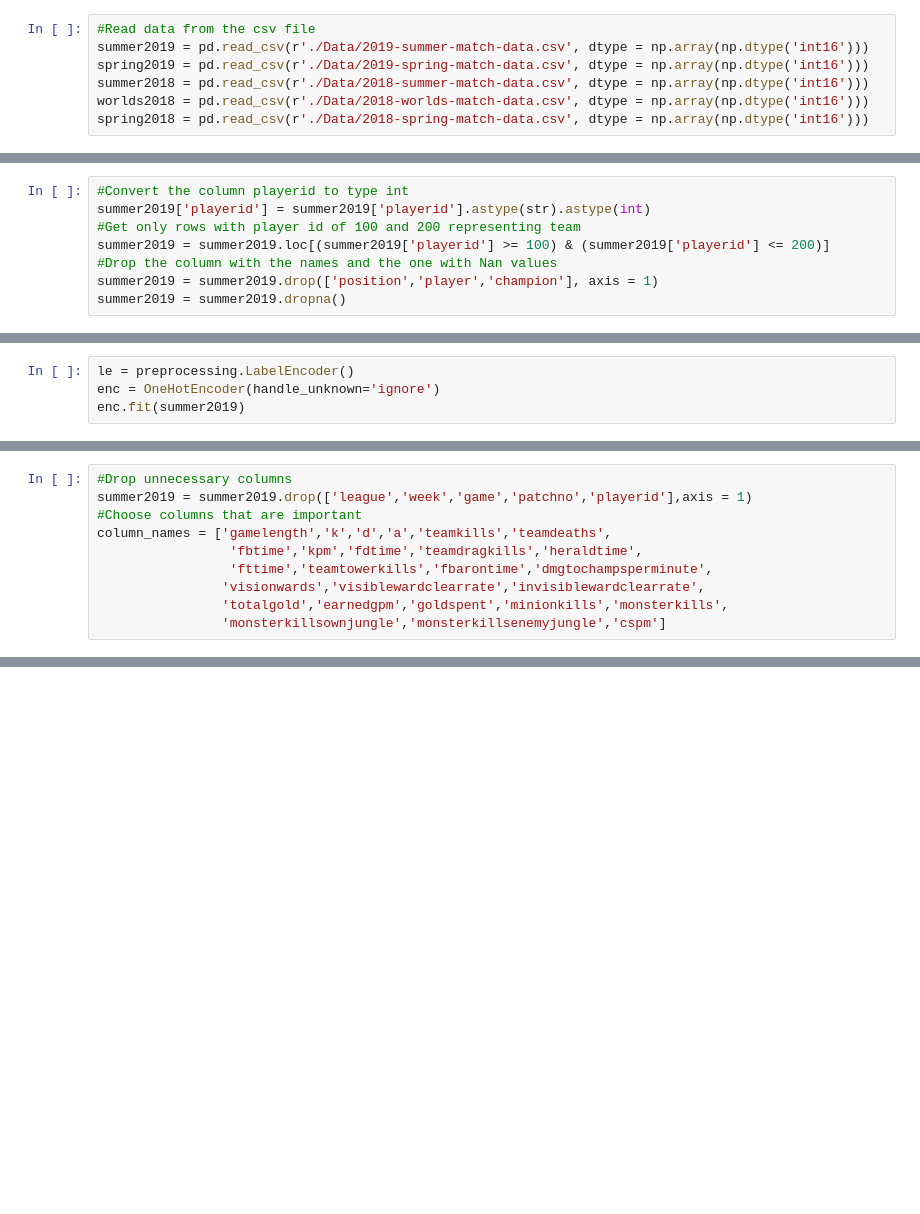
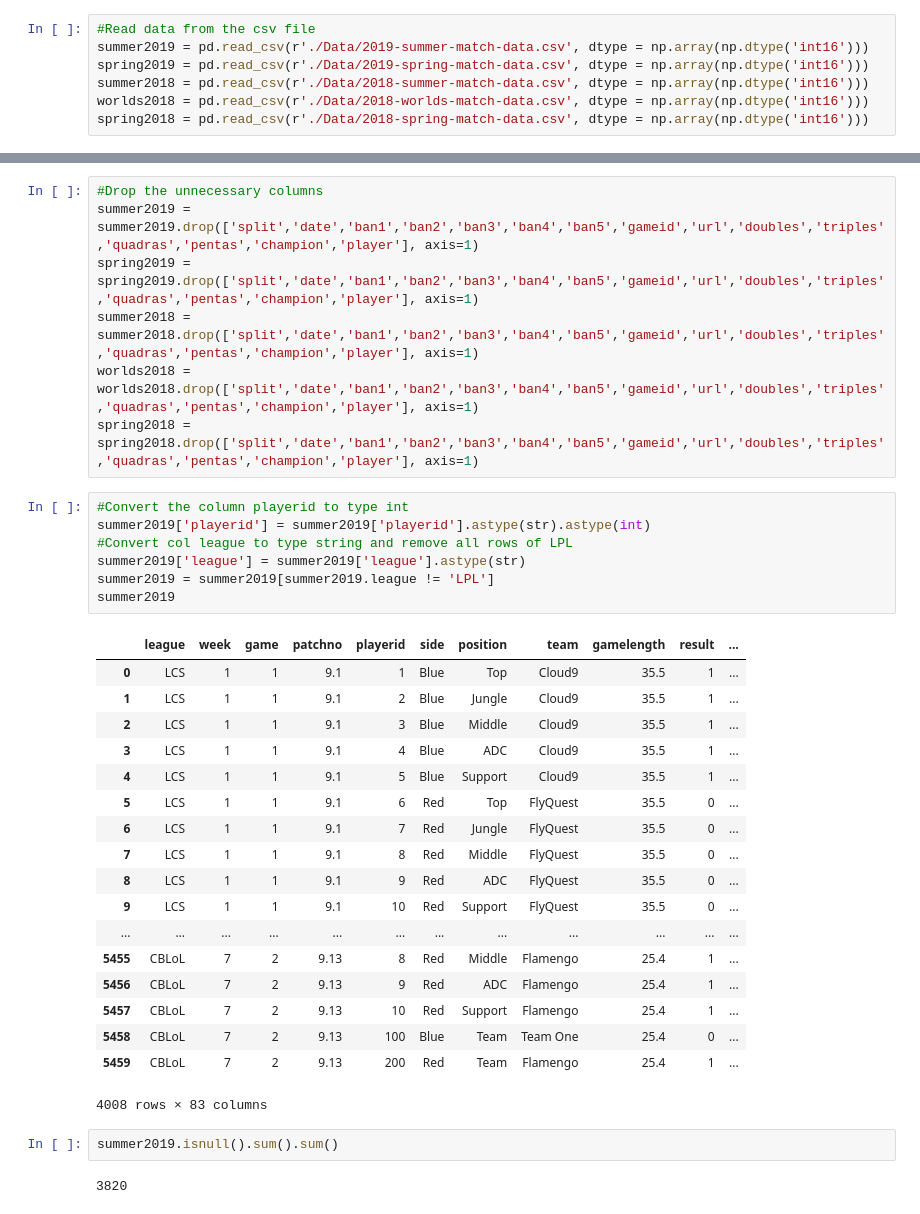
Before and after one commit to arons1618/match-prediction, a Jupyter notebook: ProMatchAnalysis.ipynb, the cells around one changed output, grey strips where cells are left out. Cells and saved outputs as stored; diff of their text form; blank space fills up the shorter version.

```diff
--- a/ProMatchAnalysis.ipynb
+++ b/ProMatchAnalysis.ipynb
@@ -26,8 +18,0 @@ spring2018 = spring2018.drop(['split','date','ban1','ban2','ban3','ban4','ban5',
-# %%
-#Convert the column playerid to type int
-summer2019['playerid'] = summer2019['playerid'].astype(str).astype(int)
-#Get only rows with player id of 100 and 200 representing team
-summer2019 = summer2019.loc[(summer2019['playerid'] >= 100) & (summer2019['playerid'] <= 200)]
-#Drop the column with the names and the one with Nan values
-summer2019 = summer2019.drop(['position','player','champion'], axis = 1)
-summer2019 = summer2019.dropna()
@@ -209,4 +18,0 @@ True
-# %%
-le = preprocessing.LabelEncoder()
-enc = OneHotEncoder(handle_unknown='ignore')
-enc.fit(summer2019)
@@ -217,10 +18,0 @@ OneHotEncoder(categorical_features=None, categories=None,
-# %%
-#Drop unnecessary columns
-summer2019 = summer2019.drop(['league','week','game','patchno','playerid'],axis = 1)
-#Choose columns that are important
-column_names = ['gamelength','k','d','a','teamkills','teamdeaths',
-                 'fbtime','kpm','fdtime','teamdragkills','heraldtime',
-                 'fttime','teamtowerkills','fbarontime','dmgtochampsperminute',
-                'visionwards','visiblewardclearrate','invisiblewardclearrate',
-                'totalgold','earnedgpm','goldspent','minionkills','monsterkills',
-                'monsterkillsownjungle','monsterkillsenemyjungle','cspm']
@@ -265,0 +19,37 @@ Index(['a', 'cspm', 'd', 'dmgtochampsperminute', 'earnedgpm', 'fbarontime',
+# %%
+#Drop the unnecessary columns
+summer2019 = summer2019.drop(['split','date','ban1','ban2','ban3','ban4','ban5','gameid','url','doubles','triples','quadras','pentas','champion','player'], axis=1)
+spring2019 = spring2019.drop(['split','date','ban1','ban2','ban3','ban4','ban5','gameid','url','doubles','triples','quadras','pentas','champion','player'], axis=1)
+summer2018 = summer2018.drop(['split','date','ban1','ban2','ban3','ban4','ban5','gameid','url','doubles','triples','quadras','pentas','champion','player'], axis=1)
+worlds2018 = worlds2018.drop(['split','date','ban1','ban2','ban3','ban4','ban5','gameid','url','doubles','triples','quadras','pentas','champion','player'], axis=1)
+spring2018 = spring2018.drop(['split','date','ban1','ban2','ban3','ban4','ban5','gameid','url','doubles','triples','quadras','pentas','champion','player'], axis=1)
+# %%
+#Convert the column playerid to type int
+summer2019['playerid'] = summer2019['playerid'].astype(str).astype(int)
+#Convert col league to type string and remove all rows of LPL
+summer2019['league'] = summer2019['league'].astype(str)
+summer2019 = summer2019[summer2019.league != 'LPL']
+summer2019
+# %% [output]
+|  | league | week | game | patchno | playerid | side | position | team | gamelength | result | ... |
+| 0 | LCS | 1 | 1 | 9.1 | 1 | Blue | Top | Cloud9 | 35.5 | 1 | ... |
+| 1 | LCS | 1 | 1 | 9.1 | 2 | Blue | Jungle | Cloud9 | 35.5 | 1 | ... |
+| 2 | LCS | 1 | 1 | 9.1 | 3 | Blue | Middle | Cloud9 | 35.5 | 1 | ... |
+| 3 | LCS | 1 | 1 | 9.1 | 4 | Blue | ADC | Cloud9 | 35.5 | 1 | ... |
+| 4 | LCS | 1 | 1 | 9.1 | 5 | Blue | Support | Cloud9 | 35.5 | 1 | ... |
+| 5 | LCS | 1 | 1 | 9.1 | 6 | Red | Top | FlyQuest | 35.5 | 0 | ... |
+| 6 | LCS | 1 | 1 | 9.1 | 7 | Red | Jungle | FlyQuest | 35.5 | 0 | ... |
+| 7 | LCS | 1 | 1 | 9.1 | 8 | Red | Middle | FlyQuest | 35.5 | 0 | ... |
+| 8 | LCS | 1 | 1 | 9.1 | 9 | Red | ADC | FlyQuest | 35.5 | 0 | ... |
+| 9 | LCS | 1 | 1 | 9.1 | 10 | Red | Support | FlyQuest | 35.5 | 0 | ... |
+| ... | ... | ... | ... | ... | ... | ... | ... | ... | ... | ... | ... |
+| 5455 | CBLoL | 7 | 2 | 9.13 | 8 | Red | Middle | Flamengo | 25.4 | 1 | ... |
+| 5456 | CBLoL | 7 | 2 | 9.13 | 9 | Red | ADC | Flamengo | 25.4 | 1 | ... |
+| 5457 | CBLoL | 7 | 2 | 9.13 | 10 | Red | Support | Flamengo | 25.4 | 1 | ... |
+| 5458 | CBLoL | 7 | 2 | 9.13 | 100 | Blue | Team | Team One | 25.4 | 0 | ... |
+| 5459 | CBLoL | 7 | 2 | 9.13 | 200 | Red | Team | Flamengo | 25.4 | 1 | ... |
+4008 rows × 83 columns
+# %%
+summer2019.isnull().sum().sum()
+# %% [output]
+3820
```
Also changed, not shown: parts of 40 cells of this notebook.
